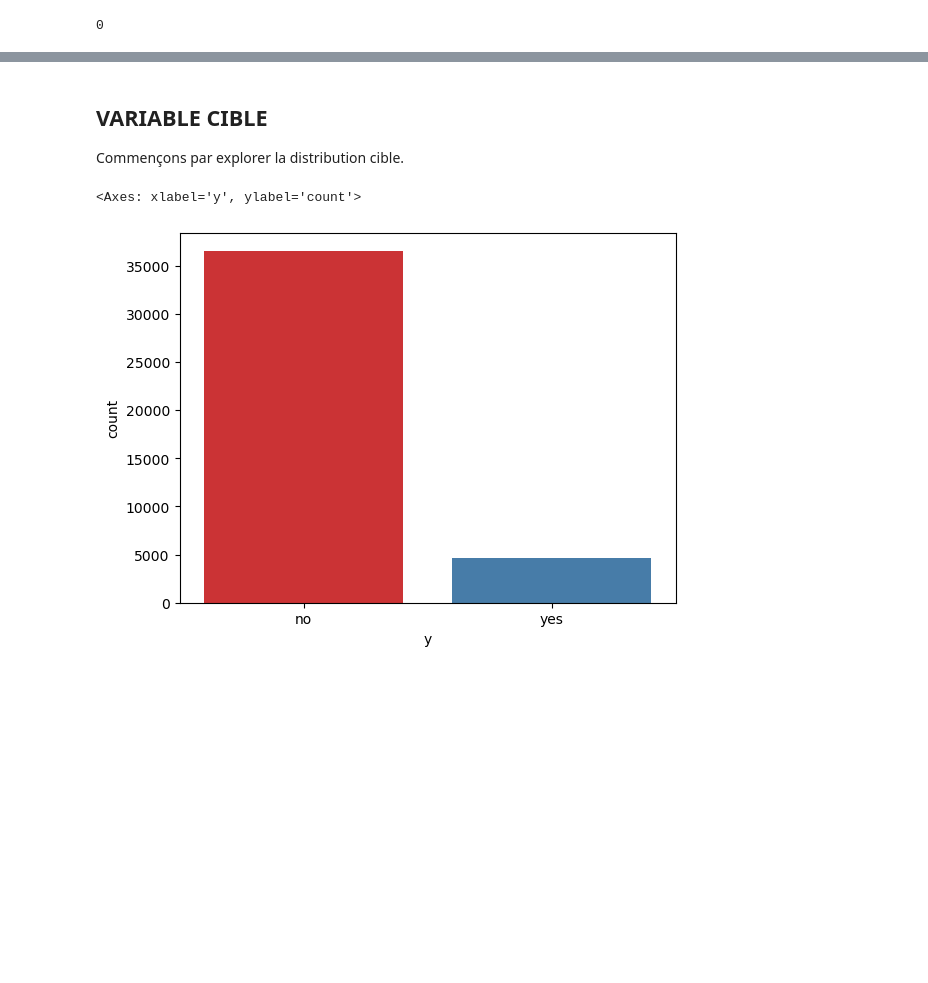
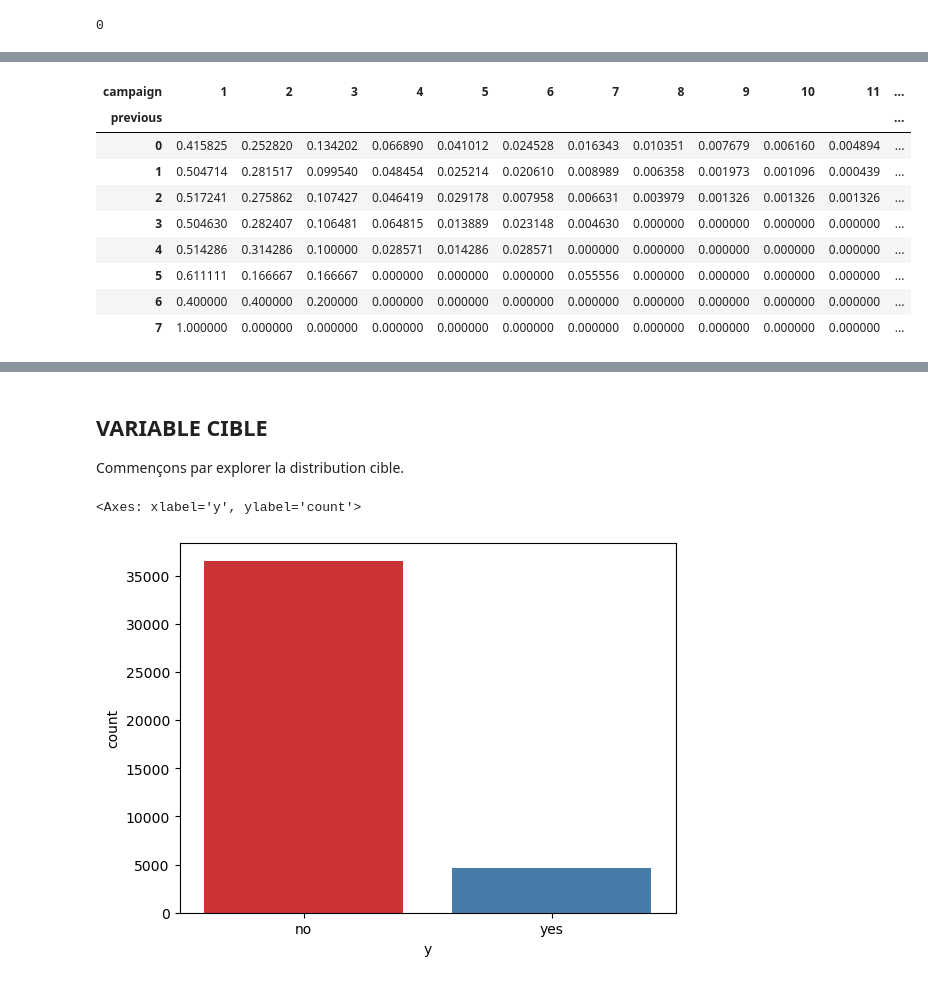
Before and after one commit to salif95/Bank_Marketing, a Jupyter notebook: bank_marketing.ipynb, the cells around one changed output, grey strips where cells are left out. Cells and saved outputs as stored; diff of their text form; code cells hidden in the pictures; blank space fills up the shorter version.

```diff
--- a/bank_marketing.ipynb
+++ b/bank_marketing.ipynb
@@ -164,0 +241,14 @@ bank_df.duplicated().sum()
+# %%
+# Affichons le taux d'appels pour les clients
+pd.crosstab(bank_df['previous'], bank_df['campaign'], normalize='index')
+# %% [output]
+| campaign | 1 | 2 | 3 | 4 | 5 | 6 | 7 | 8 | 9 | 10 | 11 | ... |
+| previous |  |  |  |  |  |  |  |  |  |  |  | ... |
+| 0 | 0.415825 | 0.252820 | 0.134202 | 0.066890 | 0.041012 | 0.024528 | 0.016343 | 0.010351 | 0.007679 | 0.006160 | 0.004894 | ... |
+| 1 | 0.504714 | 0.281517 | 0.099540 | 0.048454 | 0.025214 | 0.020610 | 0.008989 | 0.006358 | 0.001973 | 0.001096 | 0.000439 | ... |
+| 2 | 0.517241 | 0.275862 | 0.107427 | 0.046419 | 0.029178 | 0.007958 | 0.006631 | 0.003979 | 0.001326 | 0.001326 | 0.001326 | ... |
+| 3 | 0.504630 | 0.282407 | 0.106481 | 0.064815 | 0.013889 | 0.023148 | 0.004630 | 0.000000 | 0.000000 | 0.000000 | 0.000000 | ... |
+| 4 | 0.514286 | 0.314286 | 0.100000 | 0.028571 | 0.014286 | 0.028571 | 0.000000 | 0.000000 | 0.000000 | 0.000000 | 0.000000 | ... |
+| 5 | 0.611111 | 0.166667 | 0.166667 | 0.000000 | 0.000000 | 0.000000 | 0.055556 | 0.000000 | 0.000000 | 0.000000 | 0.000000 | ... |
+| 6 | 0.400000 | 0.400000 | 0.200000 | 0.000000 | 0.000000 | 0.000000 | 0.000000 | 0.000000 | 0.000000 | 0.000000 | 0.000000 | ... |
+| 7 | 1.000000 | 0.000000 | 0.000000 | 0.000000 | 0.000000 | 0.000000 | 0.000000 | 0.000000 | 0.000000 | 0.000000 | 0.000000 | ... |
```
Also changed, not shown: parts of 20 cells of this notebook.
